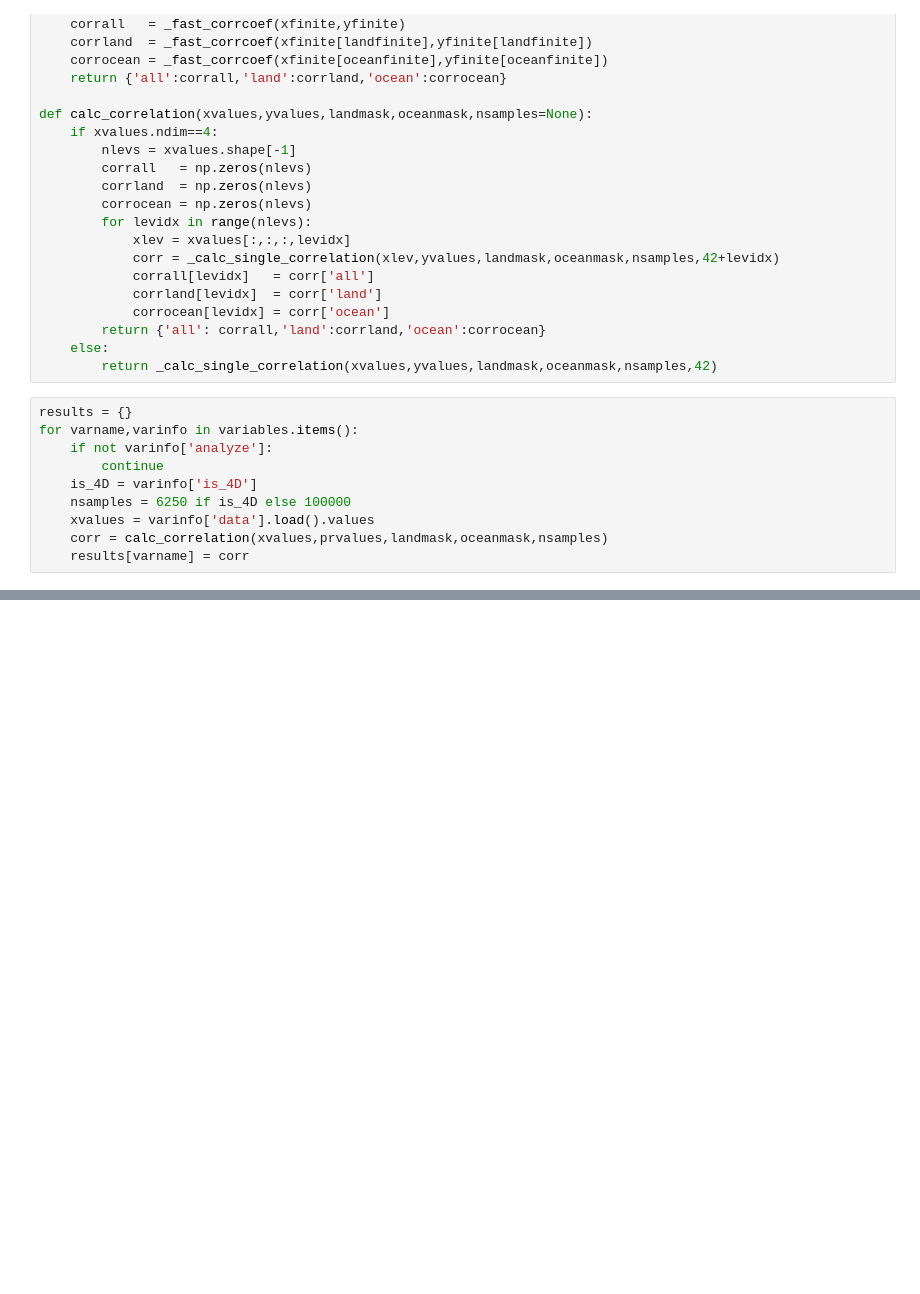
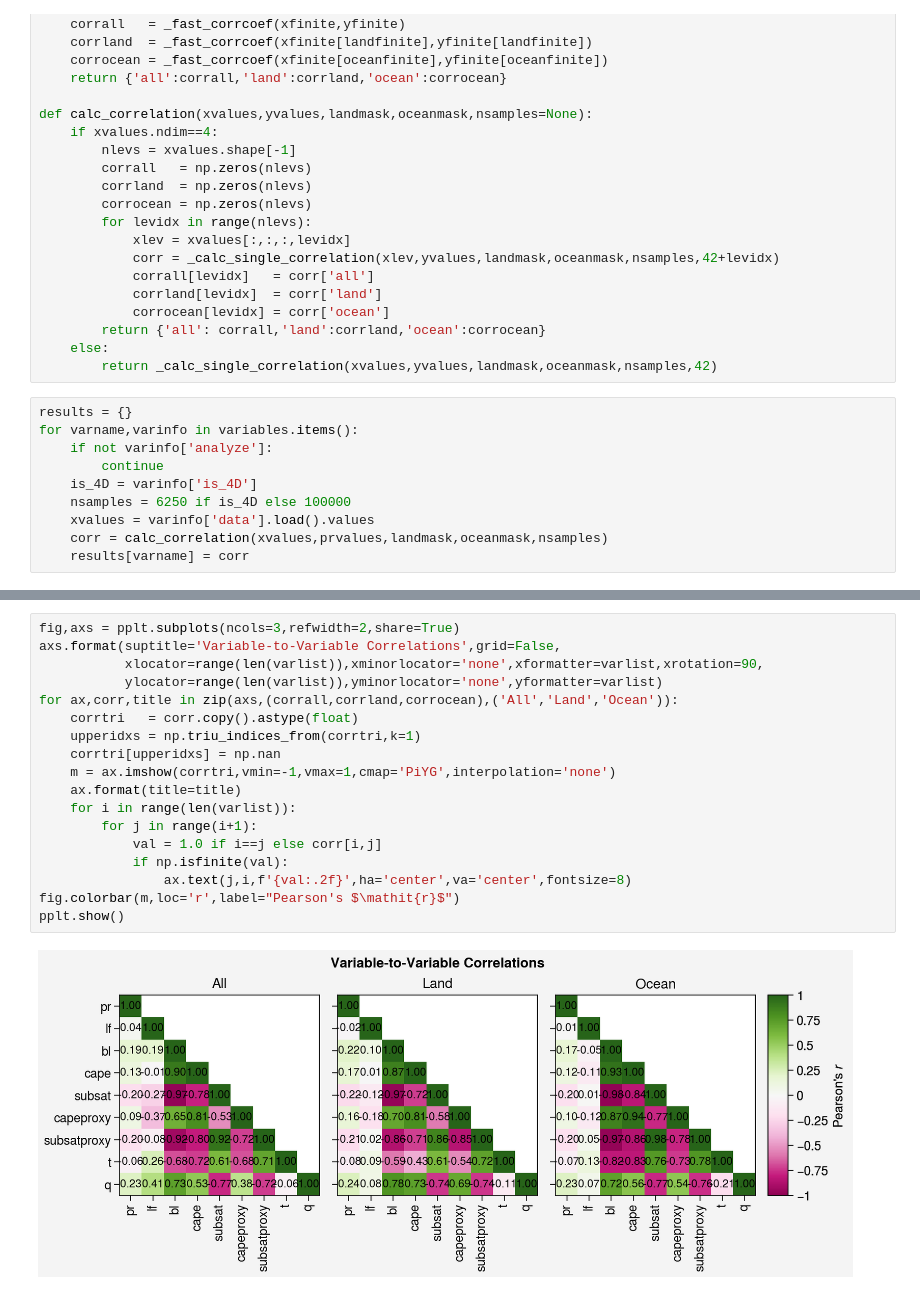
Before and after one commit to savannahferretti/monsoon-sr, a Jupyter notebook: notebooks/correlations.ipynb, the cells around one changed output, grey strips where cells are left out. Drawn from its saved outputs; the diff is of its cells as text; blank space fills up the shorter version.

```diff
--- a/notebooks/correlations.ipynb
+++ b/notebooks/correlations.ipynb
@@ -172,0 +202,20 @@ pplt.show()
+# %%
+fig,axs = pplt.subplots(ncols=3,refwidth=2,share=True)
+axs.format(suptitle='Variable-to-Variable Correlations',grid=False,
+           xlocator=range(len(varlist)),xminorlocator='none',xformatter=varlist,xrotation=90,
+           ylocator=range(len(varlist)),yminorlocator='none',yformatter=varlist)
+for ax,corr,title in zip(axs,(corrall,corrland,corrocean),('All','Land','Ocean')):
+    corrtri   = corr.copy().astype(float)
+    upperidxs = np.triu_indices_from(corrtri,k=1)
+    corrtri[upperidxs] = np.nan
+    m = ax.imshow(corrtri,vmin=-1,vmax=1,cmap='PiYG',interpolation='none')
+    ax.format(title=title)
+    for i in range(len(varlist)):
+        for j in range(i+1):
+            val = 1.0 if i==j else corr[i,j]
+            if np.isfinite(val):
+                ax.text(j,i,f'{val:.2f}',ha='center',va='center',fontsize=8)
+fig.colorbar(m,loc='r',label="Pearson's $\mathit{r}$")
+pplt.show()
+# %% [output]
+[figure, added]
```
Also changed, not shown: parts of 4 cells of this notebook, 39 other files.
